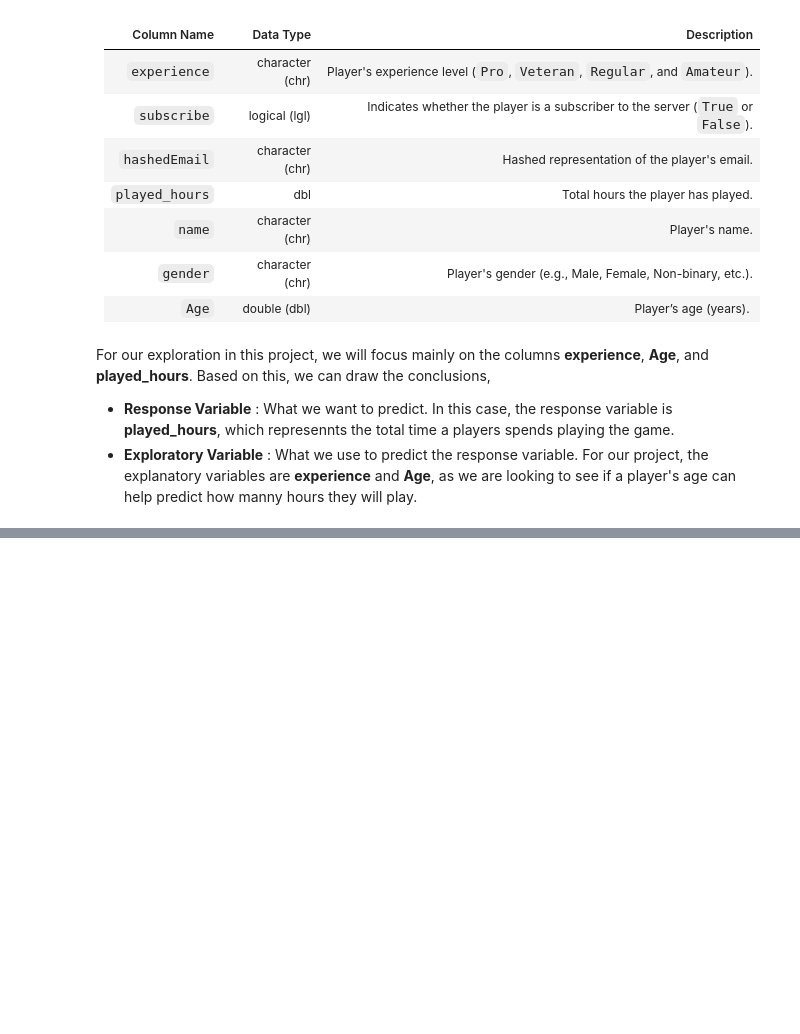
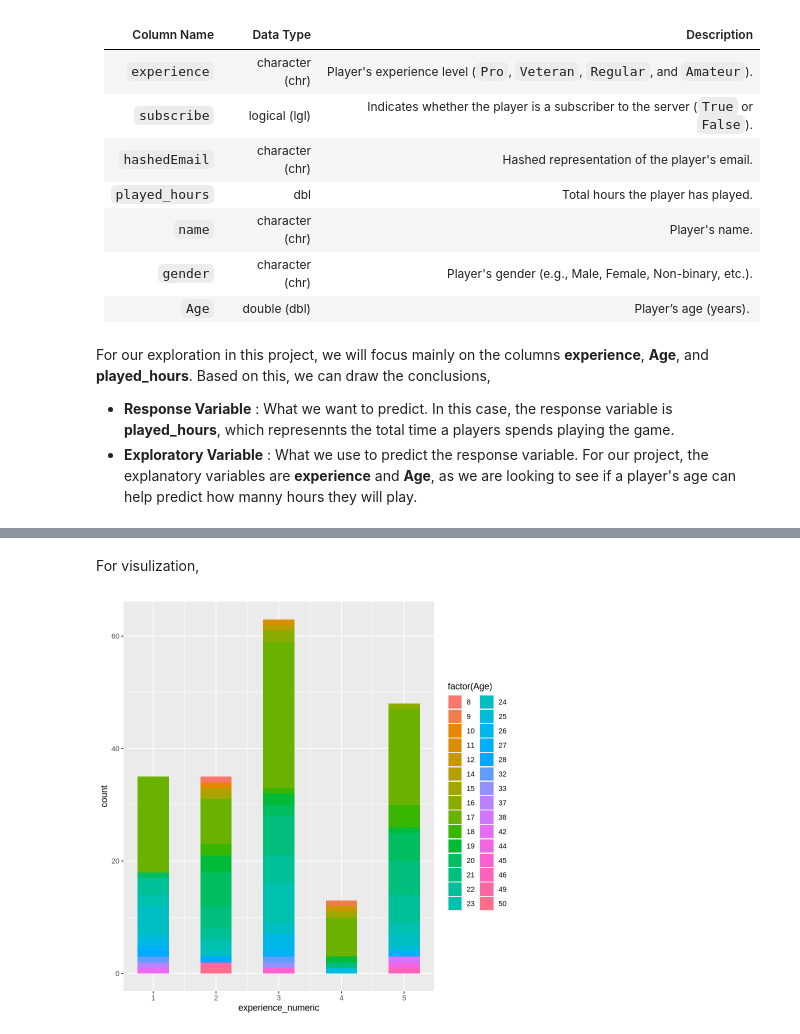
Before and after one commit to amberer60s/DSCI-100---Group-Project, a Jupyter notebook: Data Sciene Project (Final).ipynb, the cells around one changed output, grey strips where cells are left out. Cells and saved outputs as stored; diff of their text form; code cells hidden in the pictures; blank space fills up the shorter version.

```diff
--- a/Data Sciene Project (Final).ipynb
+++ b/Data Sciene Project (Final).ipynb
@@ -24,7 +24,7 @@ options(repr.matrix.rows = 6)
 ✖ recipes::step()   masks stats::step()
 • Dig deeper into tidy modeling with R at https://www.tmwr.org
 # %%
-players_data <-read_csv("https://raw.githubusercontent.com/amberer60s/DSCI-100---Group-Project/refs/heads/main/players%20(1).csv?token=GHSAT0AAAAAADBONSJY3HMVLVKOSRFOHHMEZ7LDK7A")
+players_data <-read_csv("https://raw.githubusercontent.com/amberer60s/DSCI-100---Group-Project/refs/heads/main/players%20(1).csv?token=GHSAT0AAAAAADALMD35PYWS7Z6V4NCTVKLQZ7NXHMQ")
 print(players_data)
 # %% [output]
 Rows: 196 Columns: 7
@@ -81,0 +125,9 @@ For our exploration in this project, we will focus mainly on the columns **exper
+# %%
+players_d <- players_data|>
+            mutate(experience_numeric = recode(experience,
+                                      "Beginner" = 1,
+                                      "Regular" = 2,
+                                      "Amateur" = 3,
+                                      "Pro" = 4,
+                                      "Veteran" = 5))|>
+            drop_na()
@@ -81,0 +136,6 @@ For our exploration in this project, we will focus mainly on the columns **exper
+# %%
+players_data <- players_d |>
+                select(experience_numeric, Age, played_hours)
+
+players_data |>
+head(6)
@@ -81,0 +152,11 @@ For our exploration in this project, we will focus mainly on the columns **exper
+# %% [markdown]
+For visulization,
+# %%
+players_graph <- players_data |>
+    ggplot(aes(x=experience_numeric,fill = factor(Age))) +
+    geom_histogram(binwidth=0.5)
+
+
+players_graph
+# %% [output]
+[figure, added]
```
Also changed, not shown: parts of 9 cells of this notebook.
